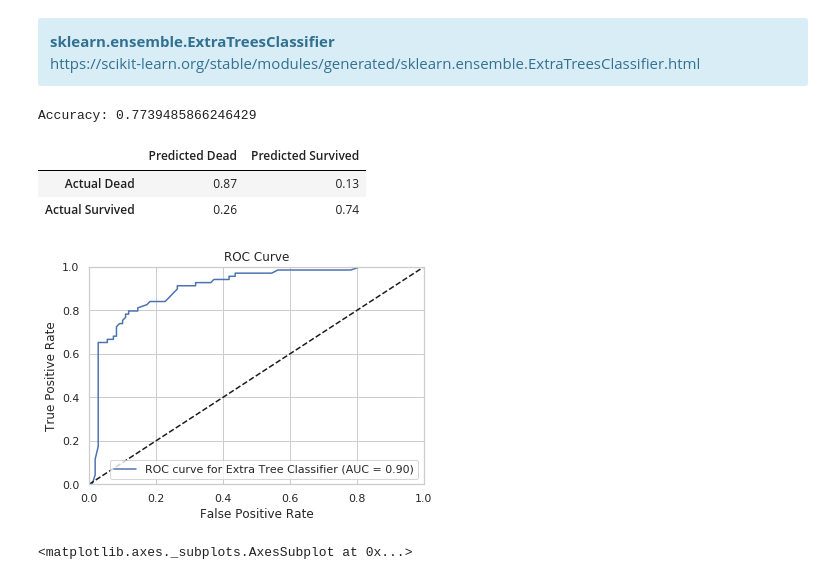
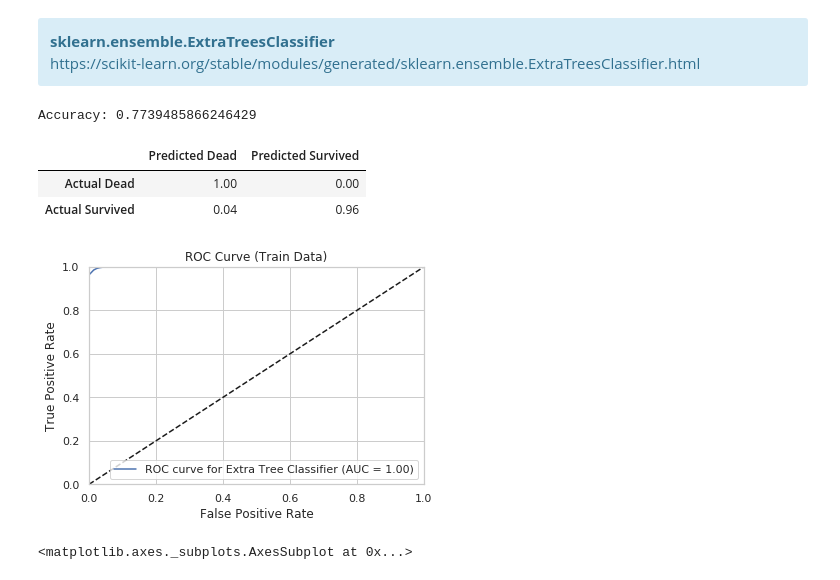
Before and after one commit to djp840/MSDS_422_Public, a Jupyter notebook: MSDS422_Assignment_04/MSDS422_Assignment_04b_20201010_v18_Titanic_GridSearchCV_DEV.ipynb, the cells around one changed output. Cells and saved outputs as stored; diff of their text form; code cells hidden in the pictures.

```diff
--- a/MSDS422_Assignment_04/MSDS422_Assignment_04b_20200930_v16_Titanic_GridSearchCV.ipynb
+++ b/MSDS422_Assignment_04/MSDS422_Assignment_04b_20201010_v18_Titanic_GridSearchCV_DEV.ipynb
@@ -646,11 +646,11 @@ k_fold = KFold(n_splits=5, shuffle=True, random_state=0)
 # %% [markdown]
 ### Functions - Support Model Performance Analysis
 # %%
-def acc_score(model):
-    return np.mean(cross_val_score(model,x_train,y_train,cv=k_fold,scoring="accuracy"))
+def acc_score(model, input_data, output_data):
+    return np.mean(cross_val_score(model,input_data,output_data,cv=k_fold,scoring="accuracy"))
 # %%
-def confusion_matrix_model(model_used):
-    cm=confusion_matrix(y_test,model_used.predict(x_test))
+def confusion_matrix_model(model_used, input_data, output_data):
+    cm=confusion_matrix(output_data,model_used.predict(input_data))
     col=["Predicted Dead","Predicted Survived"]
     cm=pd.DataFrame(cm)
     cm.columns=["Predicted Dead","Predicted Survived"]
@@ -819,18 +820,18 @@ ETreg.fit(x_train, y_train)
 # Predict
 y_predicted_ETreg = ETreg.predict(x_test)
 # %%
-print("Accuracy: " + str(acc_score(ETreg)))
-ETacc=acc_score(ETreg)
-confusion_matrix_model(ETreg)
+print("Accuracy: " + str(acc_score(ETreg, x_train, y_train)))
+ETacc=acc_score(ETreg, x_train, y_train)
+confusion_matrix_model(ETreg, x_train, y_train)
 # %% [output]
 Accuracy: 0.7739485866246429
 |  | Predicted Dead | Predicted Survived |
-| Actual Dead | 0.87 | 0.13 |
-| Actual Survived | 0.26 | 0.74 |
+| Actual Dead | 1.00 | 0.00 |
+| Actual Survived | 0.04 | 0.96 |
 # %%
-plt_roc_curve("Extra Tree Classifier",Randreg,has_proba=True)
+plt_roc_curve("Extra Tree Classifier", ETreg, x_train, y_train, has_proba=True)
 # %% [output]
-[figure, old version]
+[figure, new version]
 # %%
 skplt.metrics.plot_confusion_matrix(y_test, ETreg.predict(x_test),normalize=True, figsize=(10,10))
 # %% [output]
```
Also changed, not shown: parts of 17 cells of this notebook, 5 other files.
